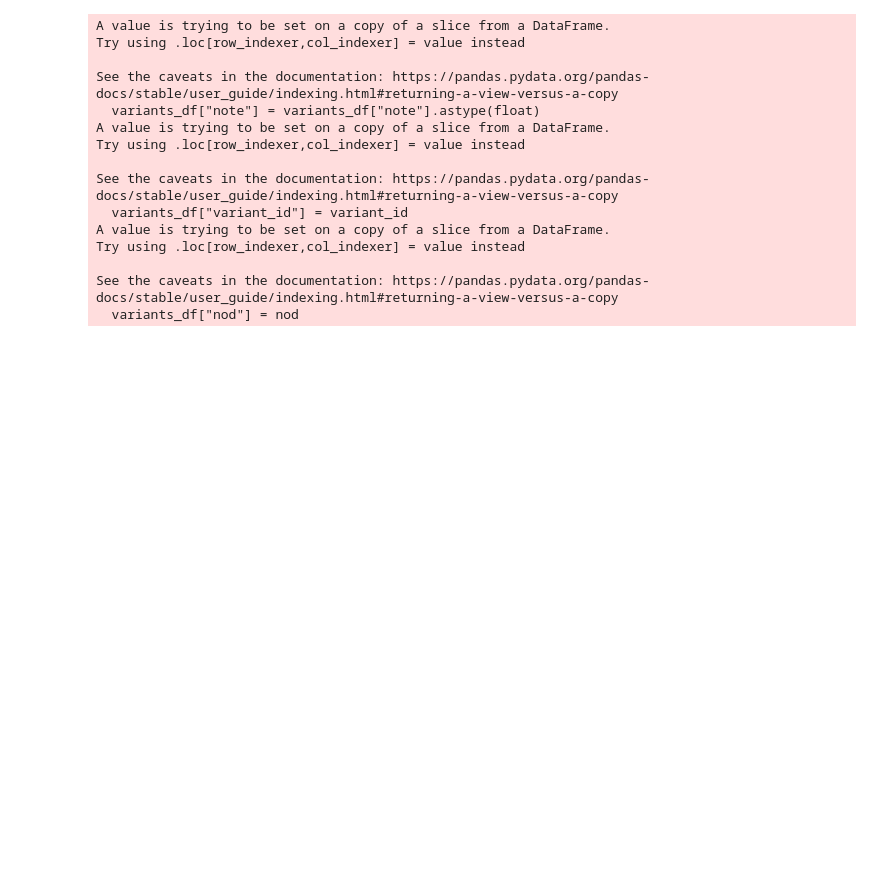
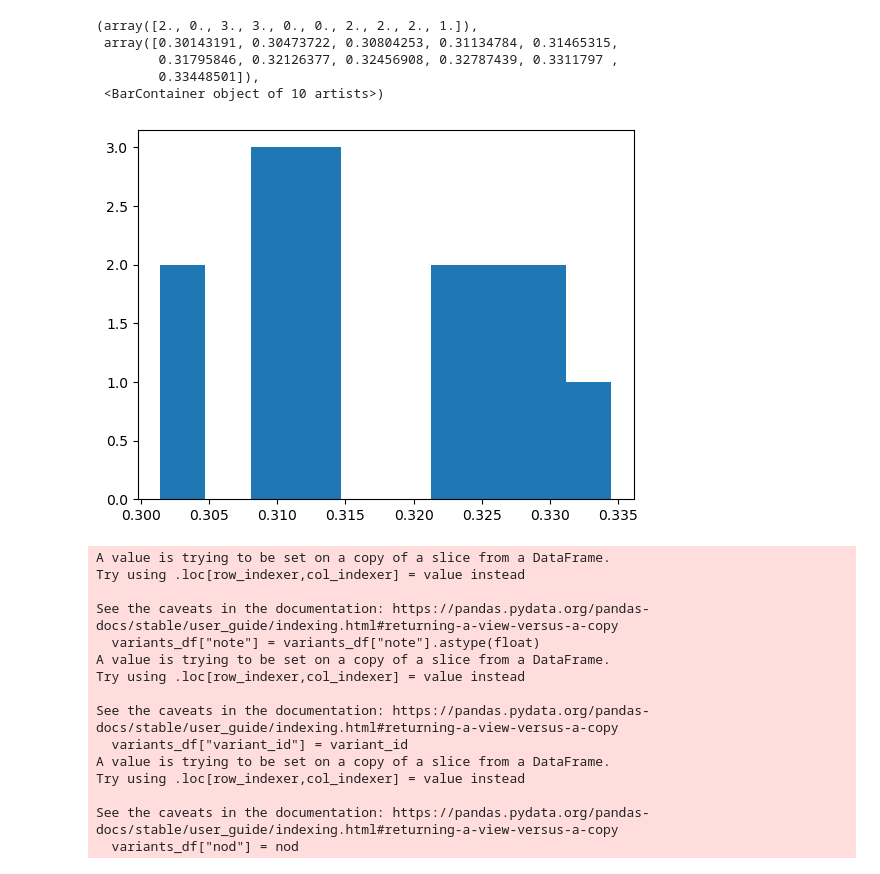
Before and after one commit to mzyudhistira/BSk24-Emu, a Jupyter notebook: analysis.ipynb, the cells around one changed output. Saved outputs shown, nothing was run; the diff lists cells and outputs as text; code cells hidden in the pictures; blank space fills up the shorter version.

```diff
--- a/analysis.ipynb
+++ b/analysis.ipynb
@@ -37,0 +135,3 @@ analysis.plot.nuclear_landscape(tested_mt["N"], tested_mt["Z"], tested_mt["diffe
+# %%
+test_stability_df = result_summary.loc[139:]
+pd.concat([test_stability_df.head(3), test_stability_df.tail(3)])
@@ -38,3 +146,21 @@ analysis.plot.nuclear_landscape(tested_mt["N"], tested_mt["Z"], tested_mt["diffe
+# %%
+test_stability = {}
+for variant in [1, 13, 1420]:
+    v_test = test_stability_df[
+        test_stability_df["run_name"].str.startswith(f"Variant_{variant}_")
+    ]
+    rms_dev = v_test["rms_dev"]
+    std_diff = v_test["std_diff"]
+    test_stability[str(variant)] = {"rms_dev": rms_dev, "std_diff": v_test["std_diff"]}
+
+plt.hist(test_stability["1"]["rms_dev"])
+# %% [output]
+(array([2., 0., 3., 3., 0., 0., 2., 2., 2., 1.]),
+ array([0.30143191, 0.30473722, 0.30804253, 0.31134784, 0.31465315,
+        0.31795846, 0.32126377, 0.32456908, 0.32787439, 0.3311797 ,
+        0.33448501]),
+ <BarContainer object of 10 artists>)
+[figure, added]
 # %%
 variants_df = result_summary.iloc[109:121]
 # variants_df = pd.concat([result_summary.iloc[33:43], variants_df])
```
Also changed, not shown: parts of 24 cells of this notebook, 4 other files.
